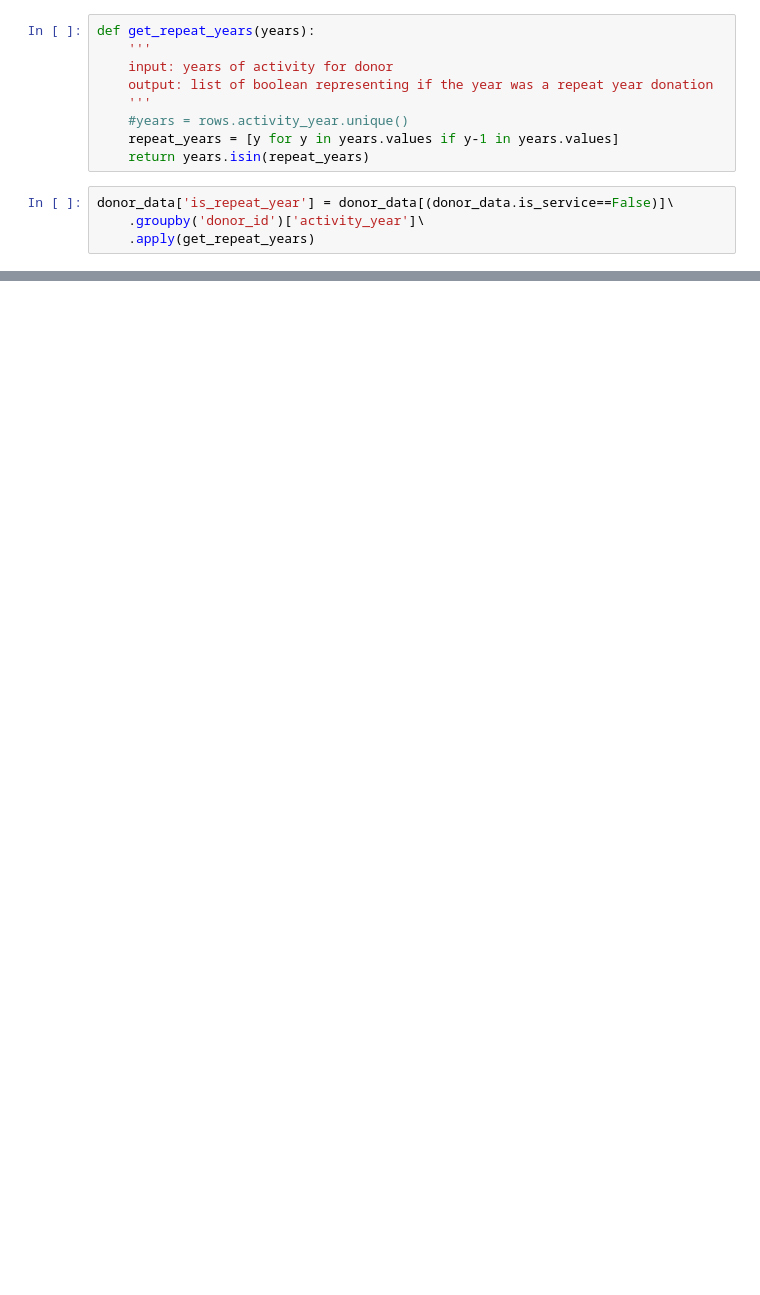
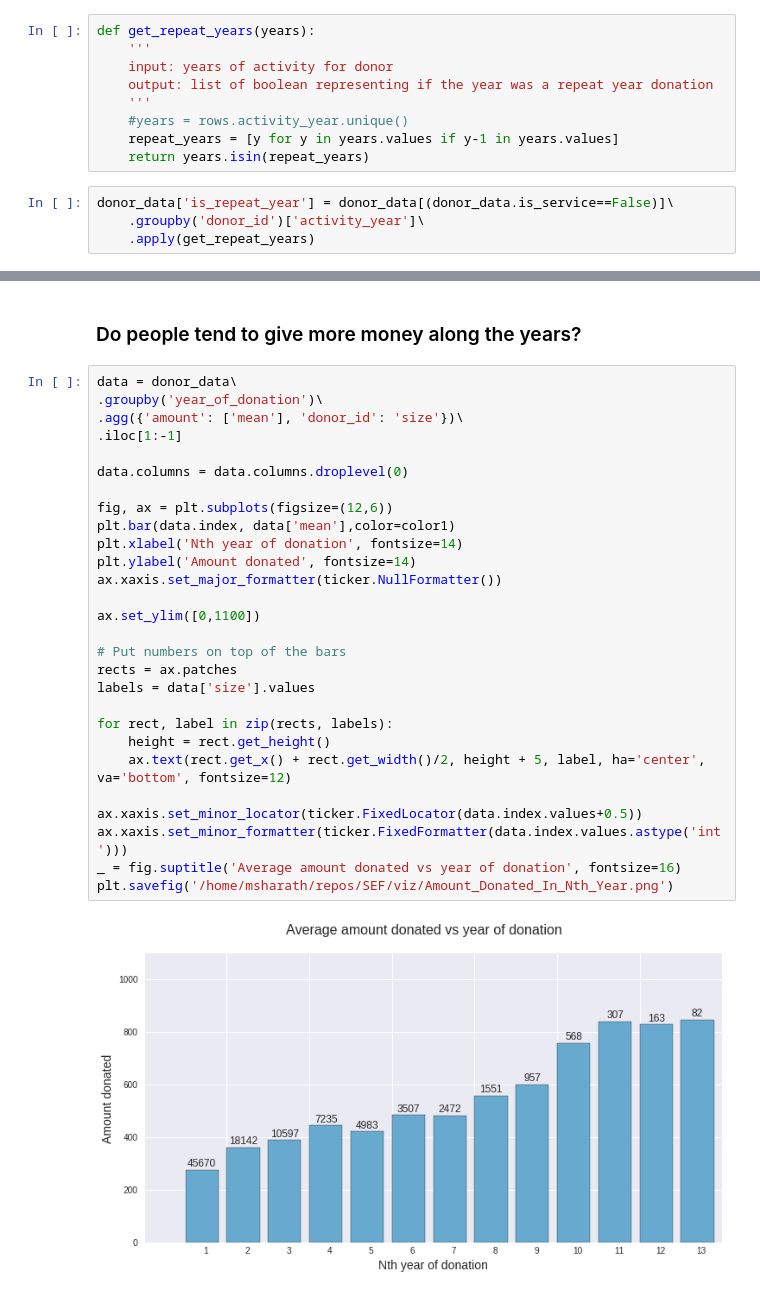
Before and after one commit to sharathmalladi/SEF, a Jupyter notebook: 42_ExtractDonor_Data.ipynb, the cells around one changed output, grey strips where cells are left out. Saved outputs shown, nothing was run; the diff lists cells and outputs as text; blank space fills up the shorter version.

```diff
--- a/42_ExtractDonor_Data.ipynb
+++ b/42_ExtractDonor_Data.ipynb
@@ -151,0 +150,32 @@ donor_data['is_repeat_year'] = donor_data[(donor_data.is_service==False)]\
+# %% [markdown]
+### Do people tend to give more money along the years?
+# %%
+data = donor_data\
+.groupby('year_of_donation')\
+.agg({'amount': ['mean'], 'donor_id': 'size'})\
+.iloc[1:-1]
+
+data.columns = data.columns.droplevel(0)
+
+fig, ax = plt.subplots(figsize=(12,6))
+plt.bar(data.index, data['mean'],color=color1)
+plt.xlabel('Nth year of donation', fontsize=14)
+plt.ylabel('Amount donated', fontsize=14)
+ax.xaxis.set_major_formatter(ticker.NullFormatter())
+
+ax.set_ylim([0,1100])
+
+# Put numbers on top of the bars
+rects = ax.patches
+labels = data['size'].values
+
+for rect, label in zip(rects, labels):
+    height = rect.get_height()
+    ax.text(rect.get_x() + rect.get_width()/2, height + 5, label, ha='center', va='bottom', fontsize=12)
+
+ax.xaxis.set_minor_locator(ticker.FixedLocator(data.index.values+0.5))
+ax.xaxis.set_minor_formatter(ticker.FixedFormatter(data.index.values.astype('int')))
+_ = fig.suptitle('Average amount donated vs year of donation', fontsize=16)
+plt.savefig('/home/msharath/repos/SEF/viz/Amount_Donated_In_Nth_Year.png')
+# %% [output]
+[figure, added]
```
Also changed, not shown: parts of 31 cells of this notebook, 2 other files.
